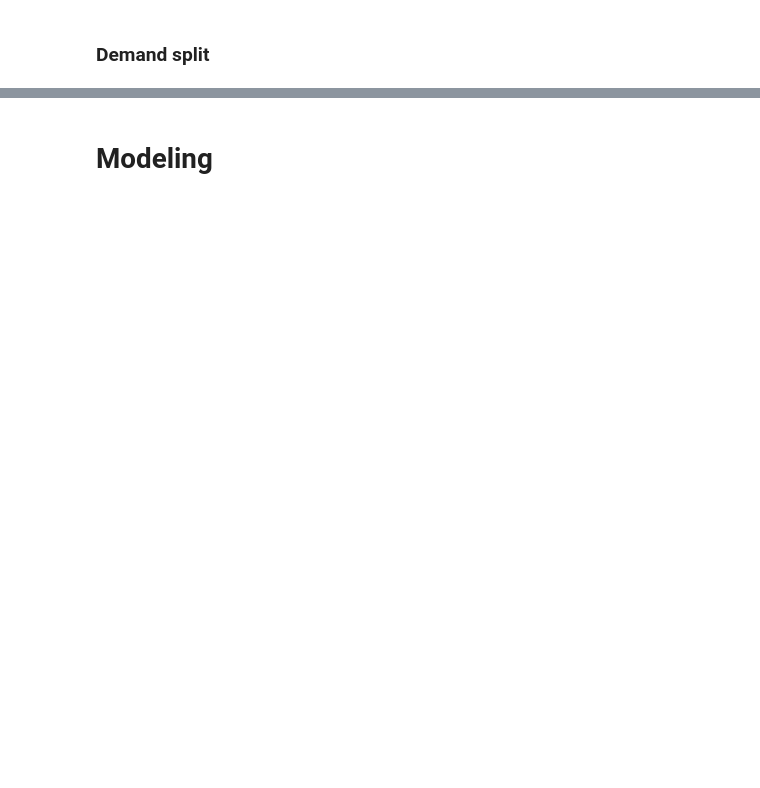
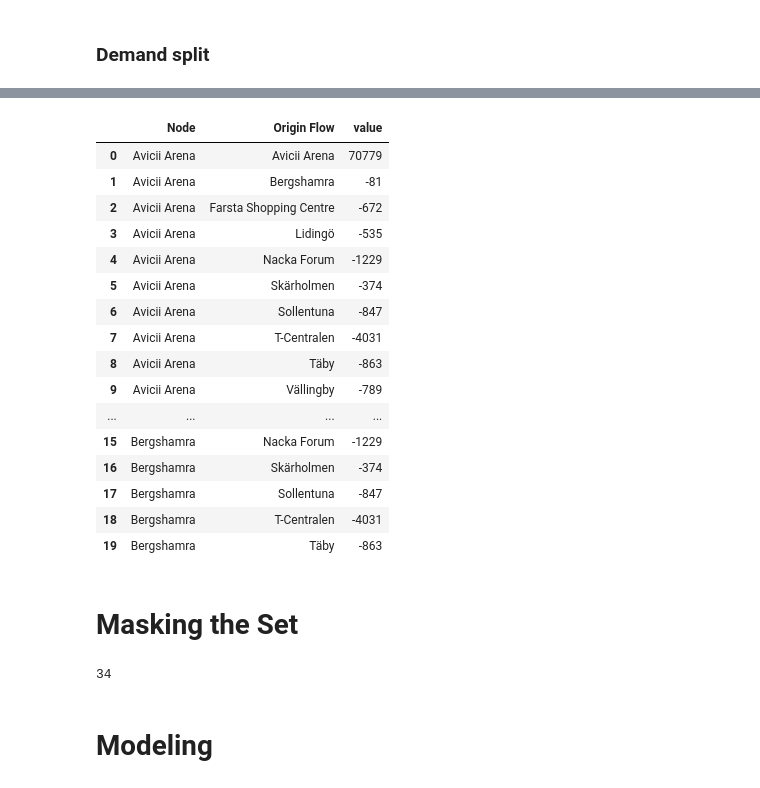
Before and after one commit to aheagel/SF2822, a Jupyter notebook: Project2A.ipynb, the cells around one changed output, grey strips where cells are left out. Saved outputs shown, nothing was run; the diff lists cells and outputs as text; code cells hidden in the pictures; blank space fills up the shorter version.

```diff
--- a/Project2A.ipynb
+++ b/Project2A.ipynb
@@ -126,3 +86,74 @@ demand_df.head()
+# %%
+_init = np.diag(data["Approx. Population"])
+skew = 0.9
+
+d, _ = _init.shape
+
+for i in range(d):
+    pop = _init[i,i]
+    if i != d-1:
+        r_pop = int(pop*(1-skew)/(d-2))
+        t_pop = pop-r_pop*(d-2)
+
+        # Set everything to r_pop
+        _init[:, i] = -r_pop
+
+        # Restore the i-th value (keep it the same as before)
+        _init[i, i] = pop
+
+        # Set the last value to t_pop
+        _init[-1, i] = -t_pop
+    else:
+        r_pop = int(pop/(d-1))
+        t_pop = r_pop*(d-1)
+
+        # Set everything to r_pop
+        _init[:, i] = -r_pop
+
+        # Set the last value to t_pop
+        _init[-1, i] = t_pop
+
+_init = _init.astype(int)
+
+df_init = pd.DataFrame(_init, index=data['Node'], columns=data['Node'])
+# %%
+df_flow = df_init.melt(ignore_index=False).reset_index().rename(columns={"index": "Node", "variable": "Origin Flow", 0: "Distance"}).dropna().set_index(["Node", "Origin Flow"]).sort_index().reset_index()
+df_flow.head(20)
+# %% [output]
+|  | Node | Origin Flow | value |
+| 0 | Avicii Arena | Avicii Arena | 70779 |
+| 1 | Avicii Arena | Bergshamra | -81 |
+| 2 | Avicii Arena | Farsta Shopping Centre | -672 |
+| 3 | Avicii Arena | Lidingö | -535 |
+| 4 | Avicii Arena | Nacka Forum | -1229 |
+| 5 | Avicii Arena | Skärholmen | -374 |
+| 6 | Avicii Arena | Sollentuna | -847 |
+| 7 | Avicii Arena | T-Centralen | -4031 |
+| 8 | Avicii Arena | Täby | -863 |
+| 9 | Avicii Arena | Vällingby | -789 |
+| ... | ... | ... | ... |
+| 15 | Bergshamra | Nacka Forum | -1229 |
+| 16 | Bergshamra | Skärholmen | -374 |
+| 17 | Bergshamra | Sollentuna | -847 |
+| 18 | Bergshamra | T-Centralen | -4031 |
+| 19 | Bergshamra | Täby | -863 |
+# %% [markdown]
+# Masking the Set
+# %%
+# Create all possible combinations of from_node and to_node
+all_combinations = list(itertools.product(data['Node'], data['Node']))
+result_df = pd.DataFrame(all_combinations, columns=['from_node', 'to_node'])
+
+# Create a set of tuples from the original DataFrame for quick lookup
+existing_pairs = set(zip(csv_data['from_node'], csv_data['to_node']))
+
+# Add a column 'value' where 1 indicates the pair exists in csv_data, 0 otherwise
+result_df['value'] = result_df.apply(lambda row: 1 if (row['from_node'], row['to_node']) in existing_pairs or (row['to_node'], row['from_node']) in existing_pairs else 0, axis=1)
+
+# Display the resulting DataFrame
+print(result_df['value'].sum())
+# %% [output]
+34
 # %% [markdown]
 # Modeling
 # %%
```
Also changed, not shown: parts of 15 cells of this notebook, 2 other files.
